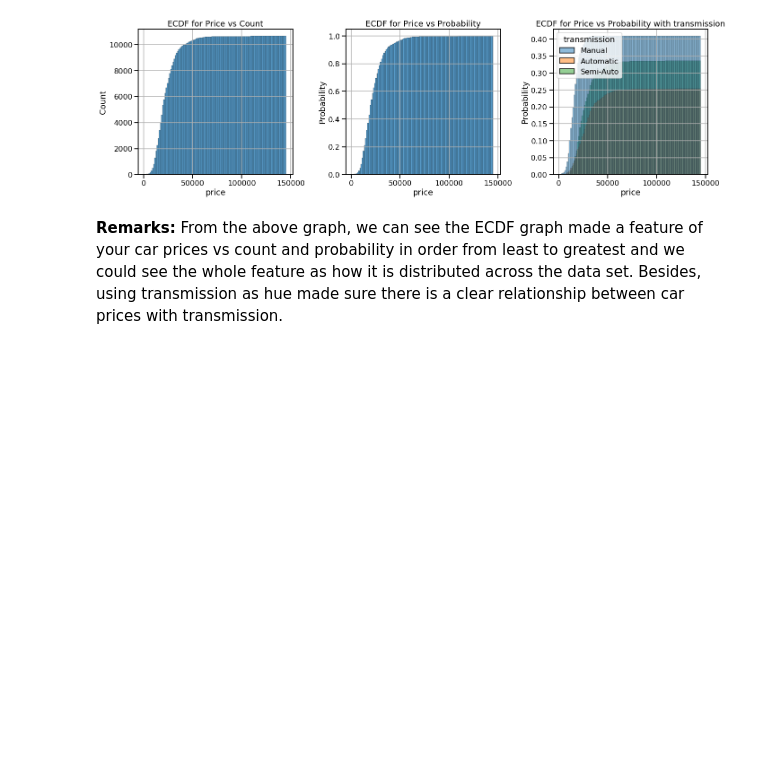
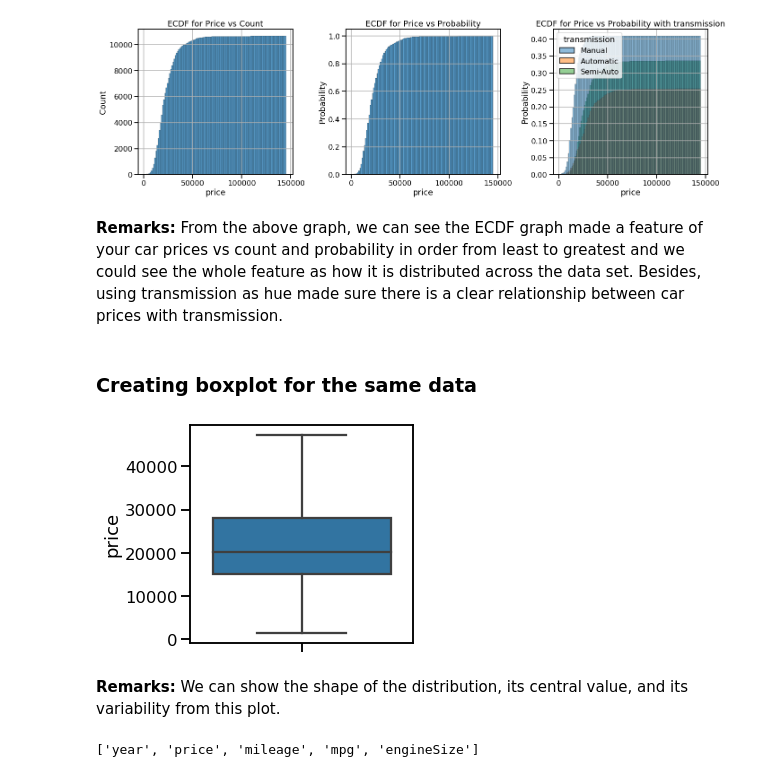
Before and after one commit to tasnimmuna2610/audi_used_car_analysis, a Jupyter notebook: audi_used_car_EDA.ipynb, the cells around one changed output. Cells and saved outputs as stored; diff of their text form; code cells hidden in the pictures; blank space fills up the shorter version.

```diff
--- a/audi_used_car_EDA.ipynb
+++ b/audi_used_car_EDA.ipynb
@@ -634,3 +623,13 @@ plt.show()
 [figure]
 # %% [markdown]
 **Remarks:** From the above graph, we can see the ECDF graph made a  feature of your car prices vs count and probability in order from least to greatest and we could see the whole feature as how it is distributed across the data set. Besides, using transmission as hue made sure there is a clear relationship between car prices with transmission.
+# %% [markdown]
+### Creating boxplot for the same data
+# %%
+plt.figure(figsize=(4,4))
+sns.boxplot(y=data_frame["price"], showfliers=False)
+plt.show()
+# %% [output]
+[figure, added]
+# %% [markdown]
+**Remarks:** We can show the shape of the distribution, its central value, and its variability from this plot.
@@ -636,0 +649,6 @@ plt.show()
+# %%
+numeric_cols = create_num_cols(data_frame)
+
+print(numeric_cols)
+# %% [output]
+['year', 'price', 'mileage', 'mpg', 'engineSize']
```
Also changed, not shown: parts of 7 cells of this notebook.
